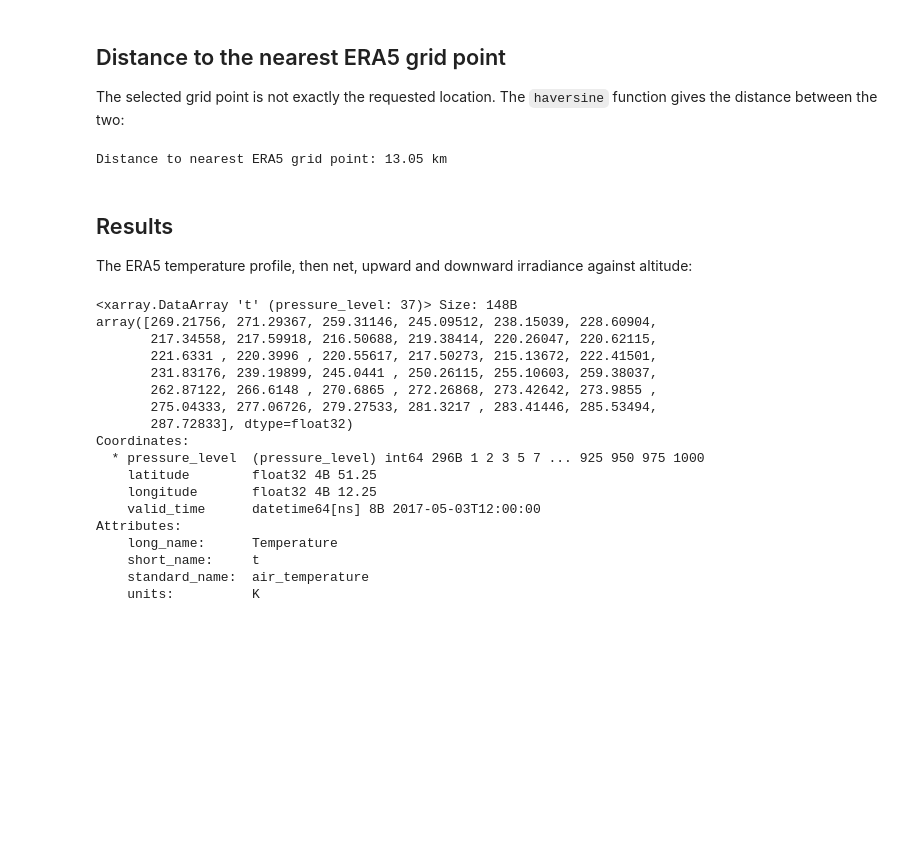
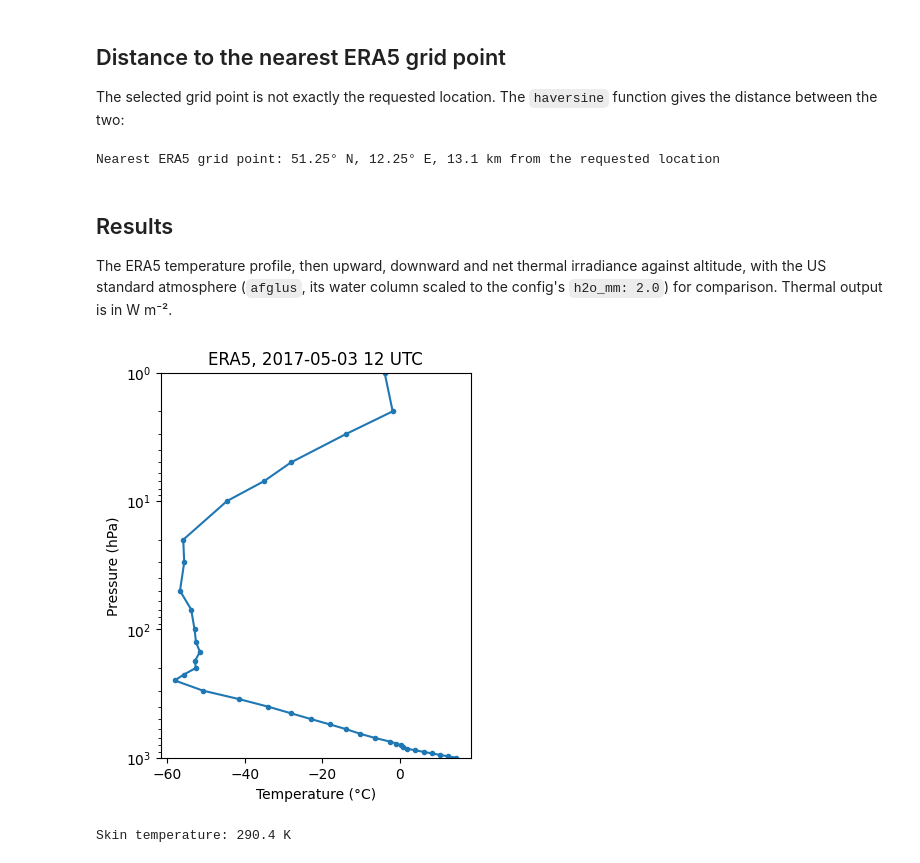
Before and after one commit to FranzFlink/pyRadtran, a Jupyter notebook: book/notebooks/era5_atmosphere.ipynb, the cells around one changed output. Cells and saved outputs as stored; diff of their text form; code cells hidden in the pictures; blank space fills up the shorter version.

```diff
--- a/book/notebooks/era5_atmosphere.ipynb
+++ b/book/notebooks/era5_atmosphere.ipynb
@@ -28,18 +33,16 @@ The cells below select the grid point nearest to the requested location and rena
 # %%
-# pip install gcsfs  # Required for accessing ERA5 data from Google Cloud
-
 gcs = gcsfs.GCSFileSystem(token="anon")
-
-# Common ARCO ERA5 Zarr (newer "v3" store; large, but actively used)
 path = "gs://gcp-public-data-arco-era5/ar/full_37-1h-0p25deg-chunk-1.zarr-v3"
 
-ds = xr.open_zarr(
-    gcs.get_mapper(path),
-    chunks="auto",
-    consolidated=True,
-)
+era5_store = xr.open_zarr(gcs.get_mapper(path), chunks=None, consolidated=True)
 # %%
-ds_sel = ds.sel(time='2017-05-03T12:00:00', latitude=51.33962, longitude=12.37129, method='nearest')
-ds.close()
-ds_sel
+requested_lat, requested_lon = 51.33962, 12.37129
+time = '2017-05-03T12:00:00'
+
+# Profile variables plus the skin temperature for the surface
+era5 = era5_store[[
+    'temperature', 'specific_humidity', 'geopotential',
+    'ozone_mass_mixing_ratio', 'skin_temperature',
+]].sel(time=time, latitude=requested_lat, longitude=requested_lon, method='nearest').load()
+era5
 # %% [output]
@@ -149,41 +121,32 @@ def haversine(lon1, lat1, lon2, lat2):
     r = 6371
     return c * r
 # %%
-requested_lat, requested_lon = 51.33962, 12.37129
-
 distance = haversine(
     requested_lon,
     requested_lat,
-    float(ds_sel['longitude'].values),
-    float(ds_sel['latitude'].values),
+    float(era5['longitude']),
+    float(era5['latitude']),
 )
 
-print(f"Distance to nearest ERA5 grid point: {distance:.2f} km")
+print(f"Nearest ERA5 grid point: {float(era5.latitude):.2f}° N, {float(era5.longitude):.2f}° E, "
+      f"{distance:.1f} km from the requested location")
 # %% [output]
-Distance to nearest ERA5 grid point: 13.05 km
+Nearest ERA5 grid point: 51.25° N, 12.25° E, 13.1 km from the requested location
 # %% [markdown]
 ## Results
 
-The ERA5 temperature profile, then net, upward and downward irradiance against altitude:
+The ERA5 temperature profile, then upward, downward and net thermal irradiance against altitude, with the US standard atmosphere (`afglus`, its water column scaled to the config's `h2o_mm: 2.0`) for comparison. Thermal output is in W m⁻².
 # %%
-era5_to_sim.t
+fig, ax = plt.subplots(figsize=(4, 5))
+(era5['temperature'] - 273.15).plot(y='level', ax=ax, marker='.')
+ax.set_ylim(1000, 1)
+ax.set_yscale('log')
+ax.set_xlabel('Temperature (°C)')
+ax.set_ylabel('Pressure (hPa)')
+ax.set_title(f"ERA5, {pd.Timestamp(time):%Y-%m-%d %H} UTC")
+plt.show()
+print(f"Skin temperature: {float(era5.skin_temperature):.1f} K")
 # %% [output]
+[figure, added]
-<xarray.DataArray 't' (pressure_level: 37)> Size: 148B
-array([269.21756, 271.29367, 259.31146, 245.09512, 238.15039, 228.60904,
-       217.34558, 217.59918, 216.50688, 219.38414, 220.26047, 220.62115,
-       221.6331 , 220.3996 , 220.55617, 217.50273, 215.13672, 222.41501,
-       231.83176, 239.19899, 245.0441 , 250.26115, 255.10603, 259.38037,
-       262.87122, 266.6148 , 270.6865 , 272.26868, 273.42642, 273.9855 ,
-       275.04333, 277.06726, 279.27533, 281.3217 , 283.41446, 285.53494,
-       287.72833], dtype=float32)
-Coordinates:
-  * pressure_level  (pressure_level) int64 296B 1 2 3 5 7 ... 925 950 975 1000
-    latitude        float32 4B 51.25
-    longitude       float32 4B 12.25
-    valid_time      datetime64[ns] 8B 2017-05-03T12:00:00
-Attributes:
-    long_name:      Temperature
-    short_name:     t
-    standard_name:  air_temperature
-    units:          K
+Skin temperature: 290.4 K
 # %%
```
Also changed, not shown: parts of 9 cells of this notebook, 47 other files.
